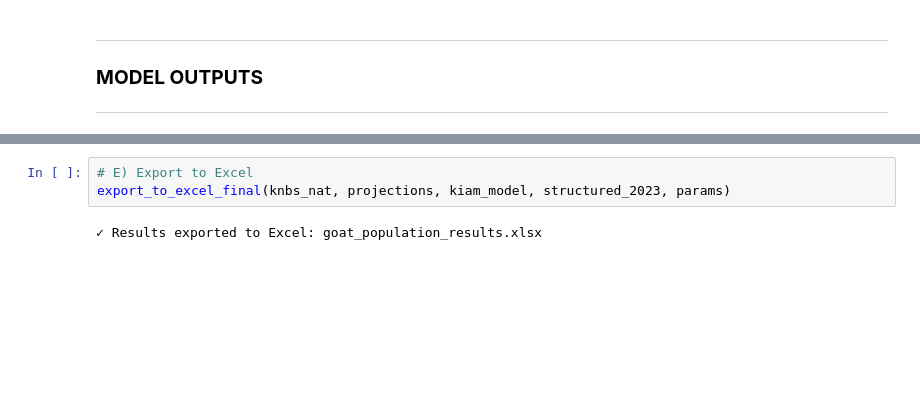
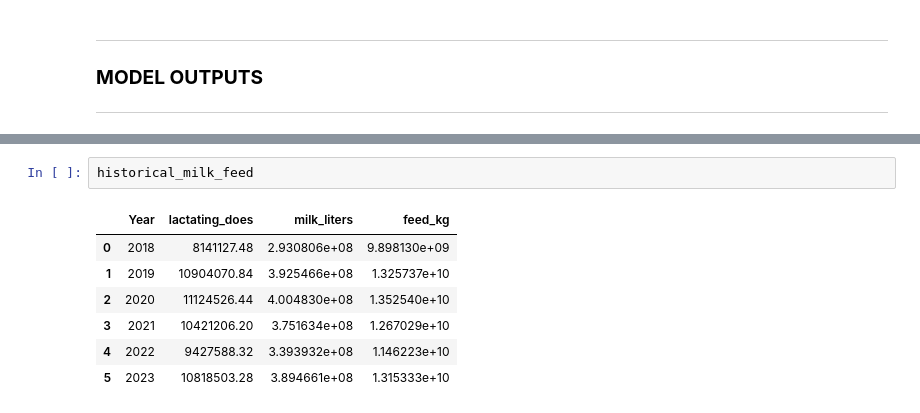
Before and after one commit to ogambamaria/GoatsModel, a Jupyter notebook: goats_model.ipynb, the cells around one changed output, grey strips where cells are left out. Drawn from its saved outputs; the diff is of its cells as text; blank space fills up the shorter version.

```diff
--- a/goats_model.ipynb
+++ b/goats_model.ipynb
@@ -709,5 +580,10 @@ def export_to_excel_final(knbs_nat: pd.DataFrame, projections: pd.DataFrame,
-# %%
-# E) Export to Excel
-export_to_excel_final(knbs_nat, projections, kiam_model, structured_2023, params)
-# %% [output]
-✓ Results exported to Excel: goat_population_results.xlsx
+# %%
+historical_milk_feed
+# %% [output]
+|  | Year | lactating_does | milk_liters | feed_kg |
+| 0 | 2018 | 8141127.48 | 2.930806e+08 | 9.898130e+09 |
+| 1 | 2019 | 10904070.84 | 3.925466e+08 | 1.325737e+10 |
+| 2 | 2020 | 11124526.44 | 4.004830e+08 | 1.352540e+10 |
+| 3 | 2021 | 10421206.20 | 3.751634e+08 | 1.267029e+10 |
+| 4 | 2022 | 9427588.32 | 3.393932e+08 | 1.146223e+10 |
+| 5 | 2023 | 10818503.28 | 3.894661e+08 | 1.315333e+10 |
```
Also changed, not shown: parts of 19 cells of this notebook, 32 other files.
